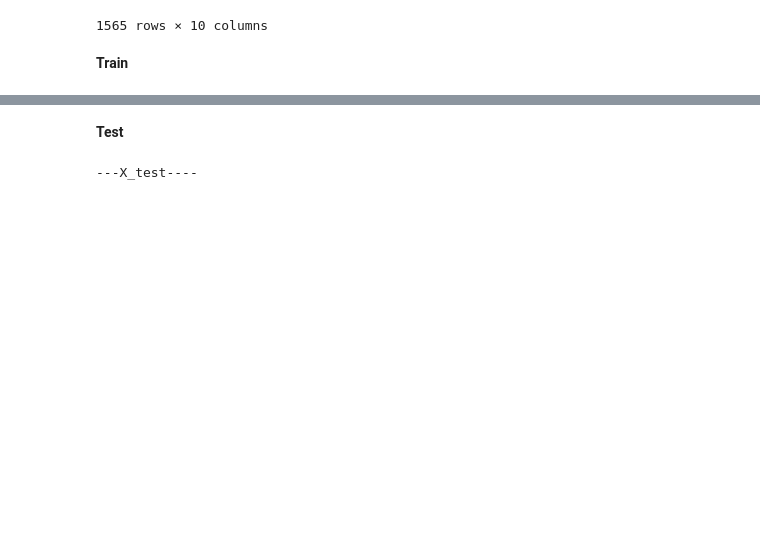
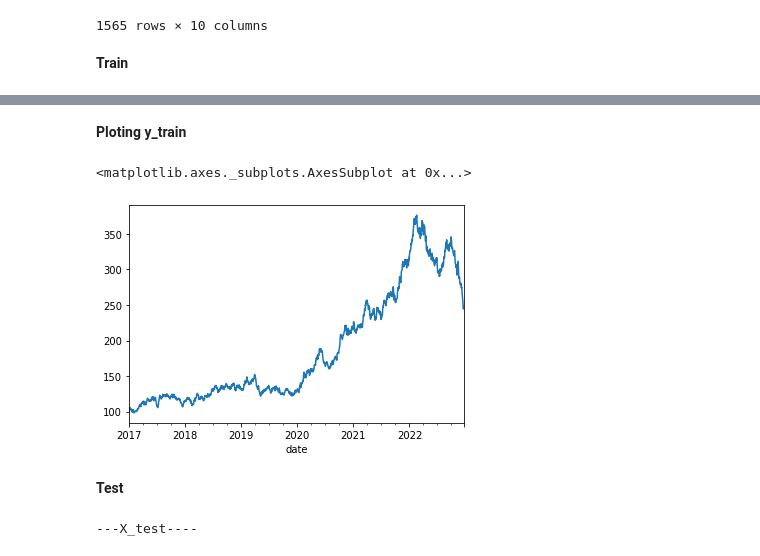
Before and after one commit to GariZabaleta/Brownian_motion, a Jupyter notebook: GBM.ipynb, the cells around one changed output, grey strips where cells are left out. Cells and saved outputs as stored; diff of their text form; code cells hidden in the pictures; blank space fills up the shorter version.

```diff
--- a/GBM.ipynb
+++ b/GBM.ipynb
@@ -269,3 +276,10 @@ Name: VTKG, Length: 1560, dtype: float64
+# %% [markdown]
+**Ploting y_train**
+# %%
+y_train.plot()
+# %% [output]
+<matplotlib.axes._subplots.AxesSubplot at 0x...>
+[figure, added]
 # %% [markdown]
  **Test**
 # %%
```
Also changed, not shown: parts of 9 cells of this notebook.
